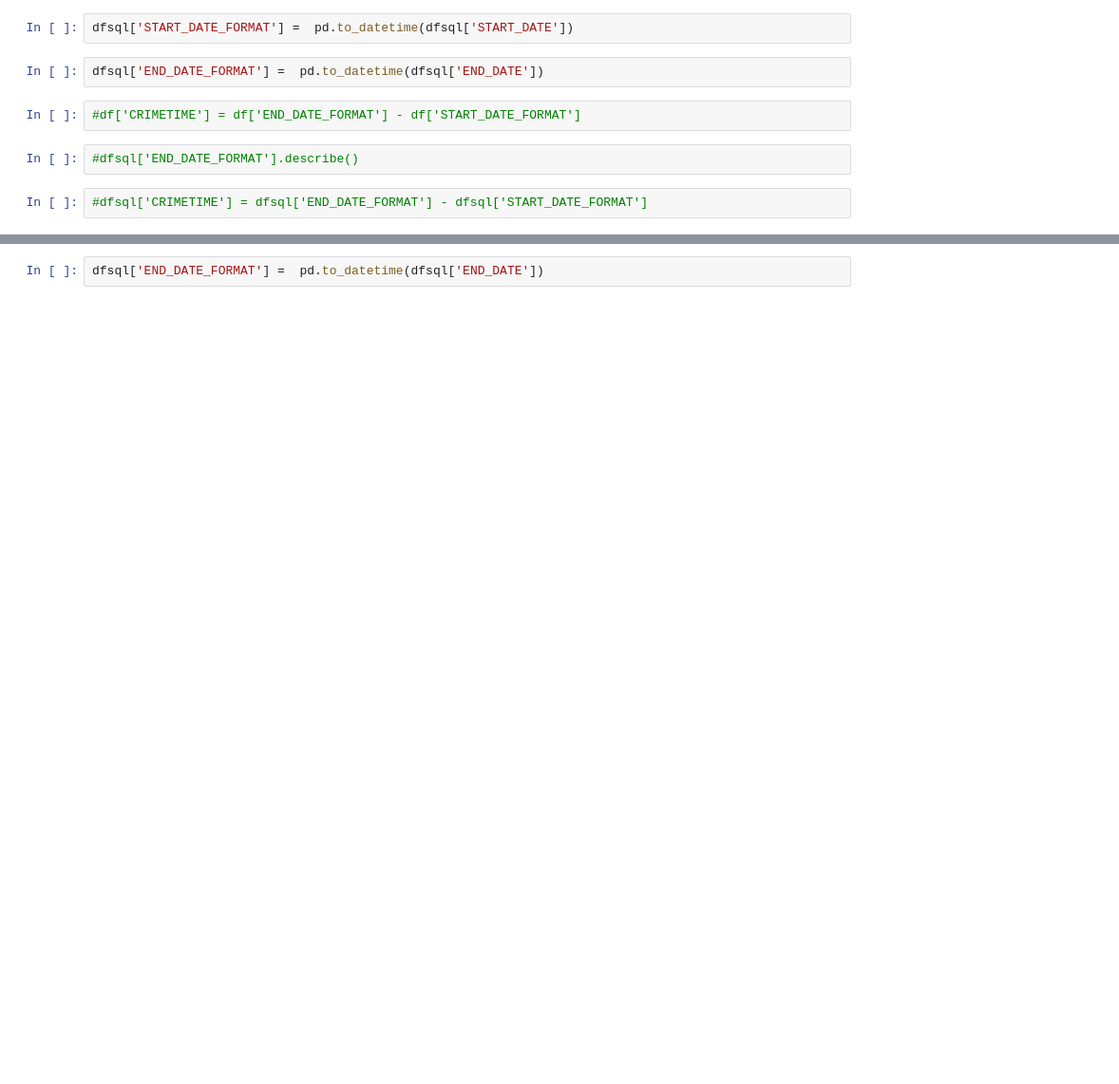
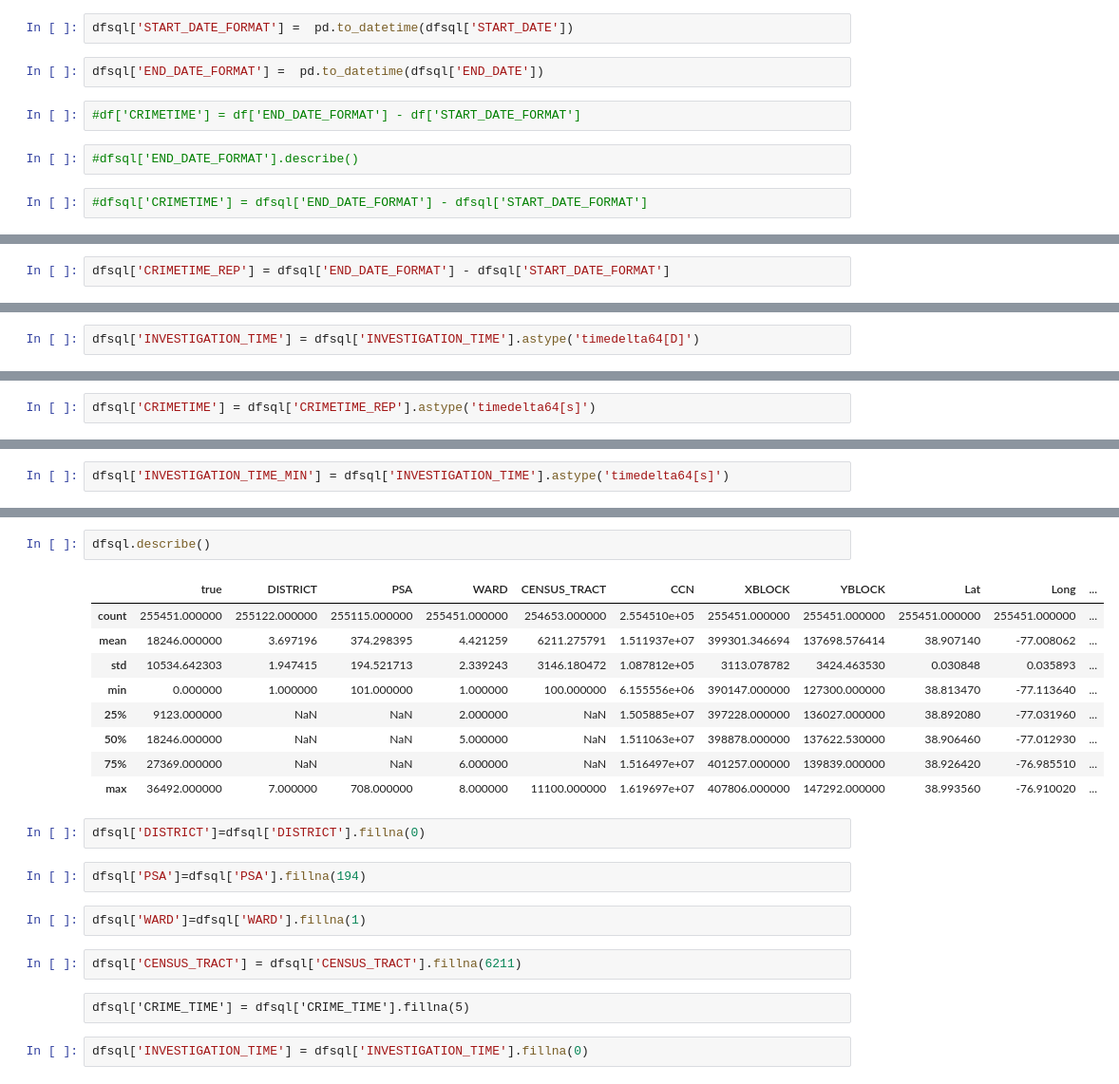
Before and after one commit to elkinst65/MSDS7331_Project_DC, a Jupyter notebook: MuraliLab1.ipynb, the cells around one changed output, grey strips where cells are left out. Shown: that part at 95% size. Drawn from its saved outputs; the diff is of its cells as text; blank space fills up the shorter version.

```diff
--- a/MuraliLab1.ipynb
+++ b/MuraliLab1.ipynb
@@ -199,0 +214,2 @@ dfsql['END_DATE_FORMAT'] =  pd.to_datetime(dfsql['END_DATE'])
+# %%
+dfsql['CRIMETIME_REP'] = dfsql['END_DATE_FORMAT'] - dfsql['START_DATE_FORMAT']
@@ -199,0 +230,2 @@ dfsql['END_DATE_FORMAT'] =  pd.to_datetime(dfsql['END_DATE'])
+# %%
+dfsql['INVESTIGATION_TIME'] = dfsql['INVESTIGATION_TIME'].astype('timedelta64[D]')
@@ -199,0 +242,2 @@ dfsql['END_DATE_FORMAT'] =  pd.to_datetime(dfsql['END_DATE'])
+# %%
+dfsql['CRIMETIME'] = dfsql['CRIMETIME_REP'].astype('timedelta64[s]')
@@ -199,0 +252,2 @@ dfsql['END_DATE_FORMAT'] =  pd.to_datetime(dfsql['END_DATE'])
+# %%
+dfsql['INVESTIGATION_TIME_MIN'] = dfsql['INVESTIGATION_TIME'].astype('timedelta64[s]')
@@ -220,2 +276,24 @@ memory usage: 42.9+ MB
-# %%
-dfsql['END_DATE_FORMAT'] =  pd.to_datetime(dfsql['END_DATE'])
+# %%
+dfsql.describe()
+# %% [output]
+|  | true | DISTRICT | PSA | WARD | CENSUS_TRACT | CCN | XBLOCK | YBLOCK | Lat | Long | ... |
+| count | 255451.000000 | 255122.000000 | 255115.000000 | 255451.000000 | 254653.000000 | 2.554510e+05 | 255451.000000 | 255451.000000 | 255451.000000 | 255451.000000 | ... |
+| mean | 18246.000000 | 3.697196 | 374.298395 | 4.421259 | 6211.275791 | 1.511937e+07 | 399301.346694 | 137698.576414 | 38.907140 | -77.008062 | ... |
+| std | 10534.642303 | 1.947415 | 194.521713 | 2.339243 | 3146.180472 | 1.087812e+05 | 3113.078782 | 3424.463530 | 0.030848 | 0.035893 | ... |
+| min | 0.000000 | 1.000000 | 101.000000 | 1.000000 | 100.000000 | 6.155556e+06 | 390147.000000 | 127300.000000 | 38.813470 | -77.113640 | ... |
+| 25% | 9123.000000 | NaN | NaN | 2.000000 | NaN | 1.505885e+07 | 397228.000000 | 136027.000000 | 38.892080 | -77.031960 | ... |
+| 50% | 18246.000000 | NaN | NaN | 5.000000 | NaN | 1.511063e+07 | 398878.000000 | 137622.530000 | 38.906460 | -77.012930 | ... |
+| 75% | 27369.000000 | NaN | NaN | 6.000000 | NaN | 1.516497e+07 | 401257.000000 | 139839.000000 | 38.926420 | -76.985510 | ... |
+| max | 36492.000000 | 7.000000 | 708.000000 | 8.000000 | 11100.000000 | 1.619697e+07 | 407806.000000 | 147292.000000 | 38.993560 | -76.910020 | ... |
+# %%
+dfsql['DISTRICT']=dfsql['DISTRICT'].fillna(0)
+# %%
+dfsql['PSA']=dfsql['PSA'].fillna(194)
+# %%
+dfsql['WARD']=dfsql['WARD'].fillna(1)
+# %%
+dfsql['CENSUS_TRACT'] = dfsql['CENSUS_TRACT'].fillna(6211)
+# %% [raw]
+dfsql['CRIME_TIME'] = dfsql['CRIME_TIME'].fillna(5)
+# %%
+dfsql['INVESTIGATION_TIME'] = dfsql['INVESTIGATION_TIME'].fillna(0)
```
Also changed, not shown: parts of 61 cells of this notebook.
